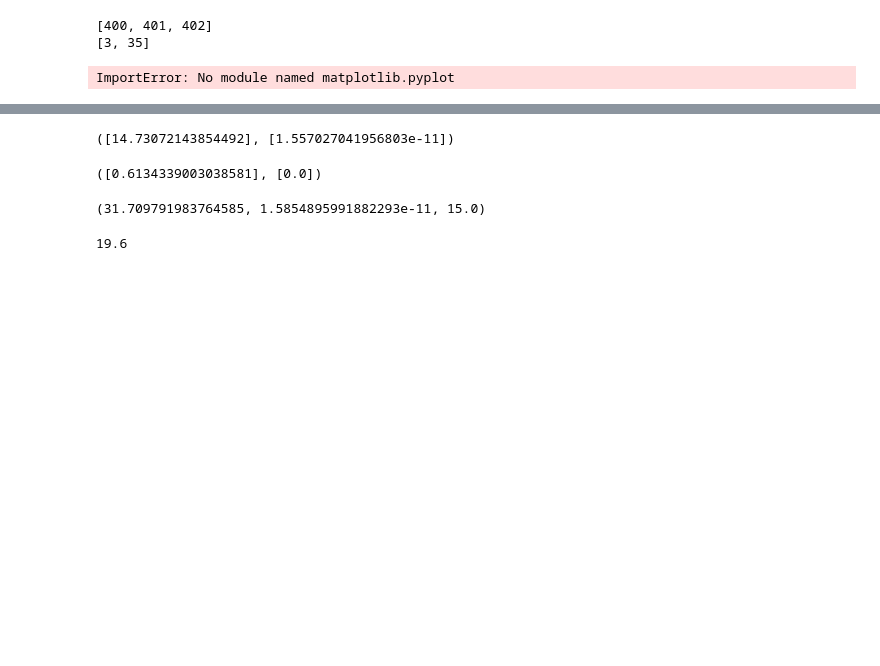
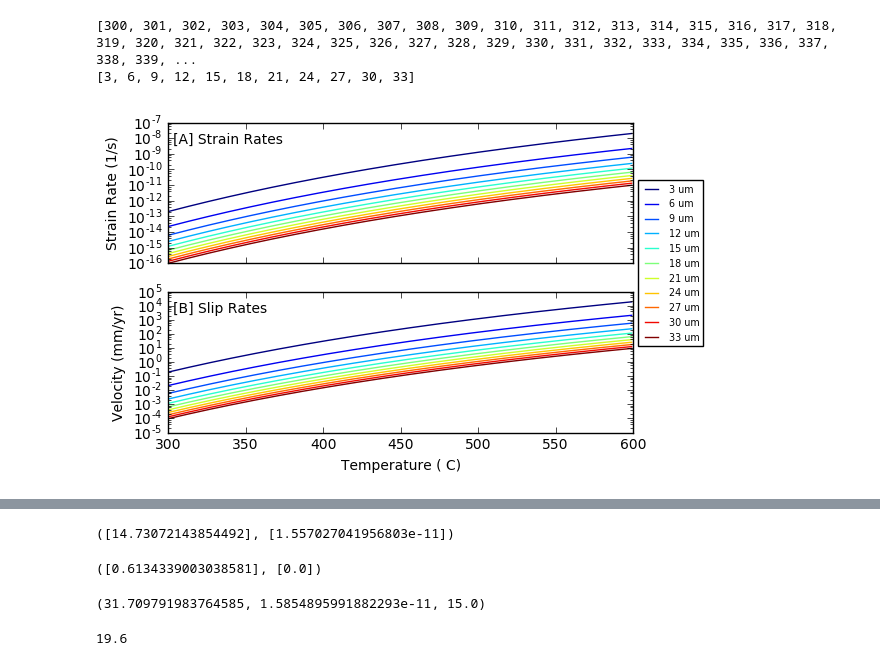
Before and after one commit to usgs/gmeg-shearzone-flowstress, a Jupyter notebook: Compile_code.ipynb, the cells around one changed output, grey strips where cells are left out. Saved outputs shown, nothing was run; the diff lists cells and outputs as text; code cells hidden in the pictures; blank space fills up the shorter version.

Commit message:
make plotting functions

```diff
--- a/Compile_code.ipynb
+++ b/Compile_code.ipynb
@@ -170,11 +165,3 @@ class FlowStressCalculator():
                 self.slip_rate.append(vel)
 
         return self.slip_rate
-# %%
-a = ['a1', 'a2', 'a3']
-b = ['b1', 'b2']
-print "List:"
-for x, y in [(x,y) for x in a for y in b]:
-    print x, y
-
-for
@@ -228,11 +168,11 @@ ImportError: No module named matplotlib.pyplot
 # %%
 
-temp = range(400, 403)
+temp = range(300, 600)
 pressure = [400]
-grain_size = [3, 35]#range(5,10)#[10,12,13,16,27,29]##[5,6,7,8,9,10,11,12,13,14,15,30] #List of grainsizes
+grain_size = range(3, 35, 3)#range(5,10)#[10,12,13,16,27,29]##[5,6,7,8,9,10,11,12,13,14,15,30] #List of grainsizes
 width = [30]
 print(temp)
 print(grain_size)
 # %% [output]
-[400, 401, 402]
-[3, 35]
+[300, 301, 302, 303, 304, 305, 306, 307, 308, 309, 310, 311, 312, 313, 314, 315, 316, 317, 318, 319, 320, 321, 322, 323, 324, 325, 326, 327, 328, 329, 330, 331, 332, 333, 334, 335, 336, 337, 338, 339, ...
+[3, 6, 9, 12, 15, 18, 21, 24, 27, 30, 33]
@@ -277,37 +195,52 @@ slip_rate_chunks = [slip_rate[x:x+len(temp)] for x in xrange(0, len(slip_rate),
+# %%
+temperature = f.temperature
 # %%
 import matplotlib.pyplot as plt
 from matplotlib import cm
 from matplotlib.backends.backend_pdf import PdfPages
 
-fig = plt.figure()#(figsize=(6,6))
 
 
-sub1 = fig.add_subplot(2,1,1)
-#sub1.set_yscale('log')
-#sub1.text(310, 1.0E-9, '[A] Strain Rates ',size=10)
-#sub1.text(540, 5.0E-16, '400 MPa',size=10)
-#sub1.set_ylabel('Strain Rate (1/s)')
+def plot_strain_slip_rates(temperature, strain_rate, slip_rate):
 
-sub2 = fig.add_subplot(2,1,2, sharex=sub1)
-sub2.set_yscale('log')
-#sub2.text(310, 1000, '[B] Slip Rates',size=10)
-#sub2.text(540, 0.0005, '400 MPa,\nWidth=30m',size=10)
-sub2.set_xlabel('Temperature ( C)')
-sub2.set_ylabel("Velocity (mm/yr)")
-
-plt.setp(sub1.get_xticklabels(), visible=False)
-plt.subplots_adjust(hspace = 0.25)
+    temperature_C = K2C(temperature)
+    #Group the data for plotting
+    sr_grouped = [strain_rate[x:x+len(temperature)] for x in xrange(0, len(strain_rate), len(temperature))]
+    sl_grouped = [slip_rate[x:x+len(temperature)] for x in xrange(0, len(slip_rate), len(temperature))]
 
 
-colors=iter(cm.jet(np.linspace(0,1,len(grain_size))))
-for i, grain in enumerate(grain_size):
-    sub1.plot(temperature_C, strain_rate[i], color=next(colors))
-    sub2.plot(temperature_C, slip_rate_chunks[i], color=next(colors))
+    fig = plt.figure()
+    sub1 = fig.add_subplot(2,1,1)
+    sub1.set_yscale('log')
+    sub1.text(0.01, 0.85, '[A] Strain Rates', transform=sub1.transAxes, fontsize=10)
+    sub1.set_ylabel('Strain Rate (1/s)')
+    sub1.legend(loc='upper left')
+
+
+    sub2 = fig.add_subplot(2,1,2, sharex=sub1)
+    sub2.set_yscale('log')
+    sub2.text(0.01, 0.85, '[B] Slip Rates', transform=sub2.transAxes, fontsize=10)
+    sub2.set_xlabel('Temperature ( C)')
+    sub2.set_ylabel("Velocity (mm/yr)")
+
+
+    plt.setp(sub1.get_xticklabels(), visible=False)
+    plt.subplots_adjust(hspace = 0.2)
+
+    colors=iter(cm.jet(np.linspace(0,1,len(grain_size))))
+    colors2=iter(cm.jet(np.linspace(0,1,len(grain_size))))
+    for i, grain in enumerate(grain_size):
+        sub1.plot(temperature_C, sr_grouped[i], color=next(colors), label=(str(grain) + ' um'))
+        sub1.legend(loc='center left', bbox_to_anchor=(1, 0), fontsize = 'x-small')
+        sub2.plot(temperature_C, sl_grouped[i], color=next(colors2))
 
 
 
 
+    plt.show()
 
-plt.show()
+
+
+plot_strain_slip_rates(f.temperature, strain_rate, slip_rate)
 # %% [output]
-ImportError: No module named matplotlib.pyplot
+[figure, added]
```
Also changed, not shown: parts of 11 cells of this notebook, 2 other files.
